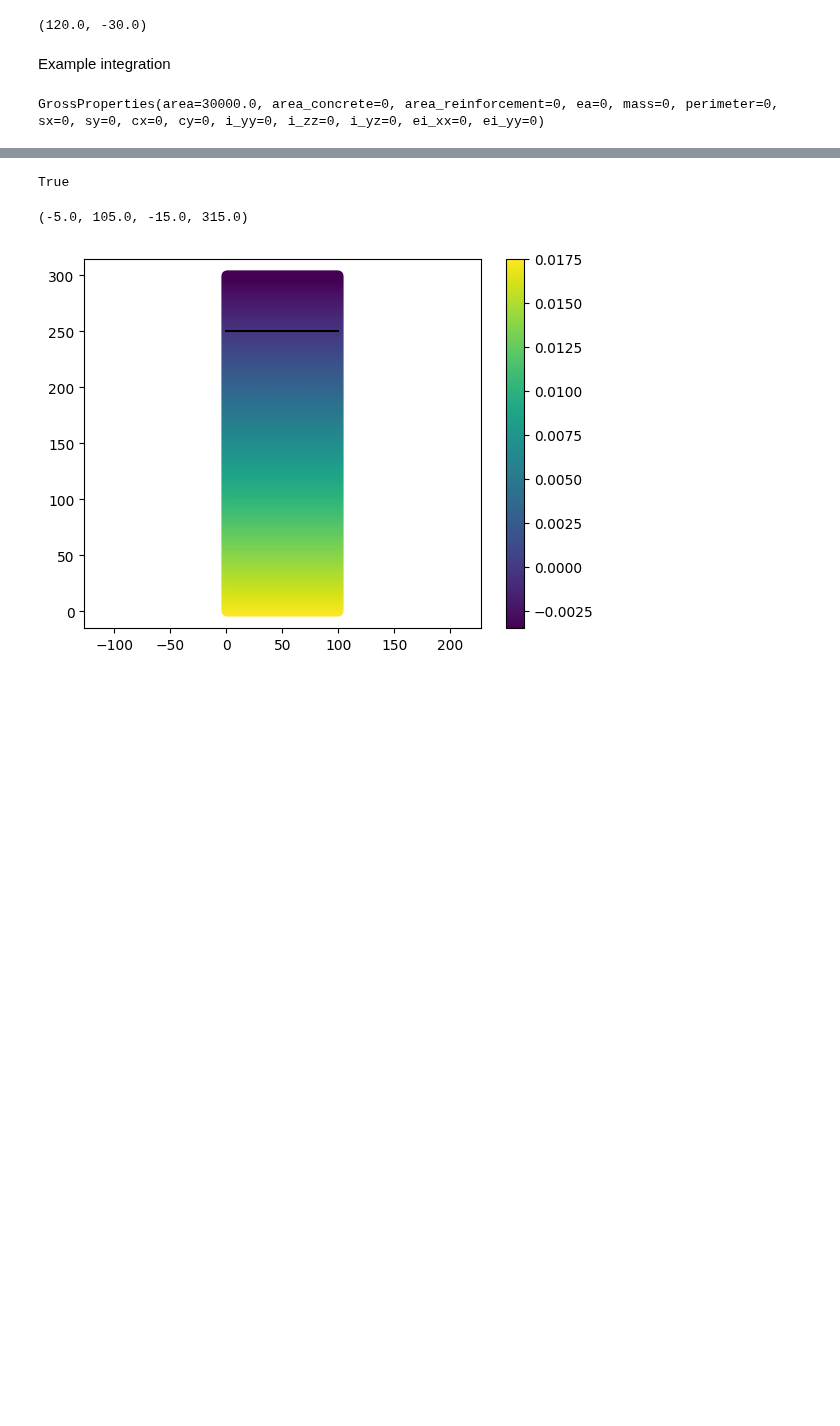
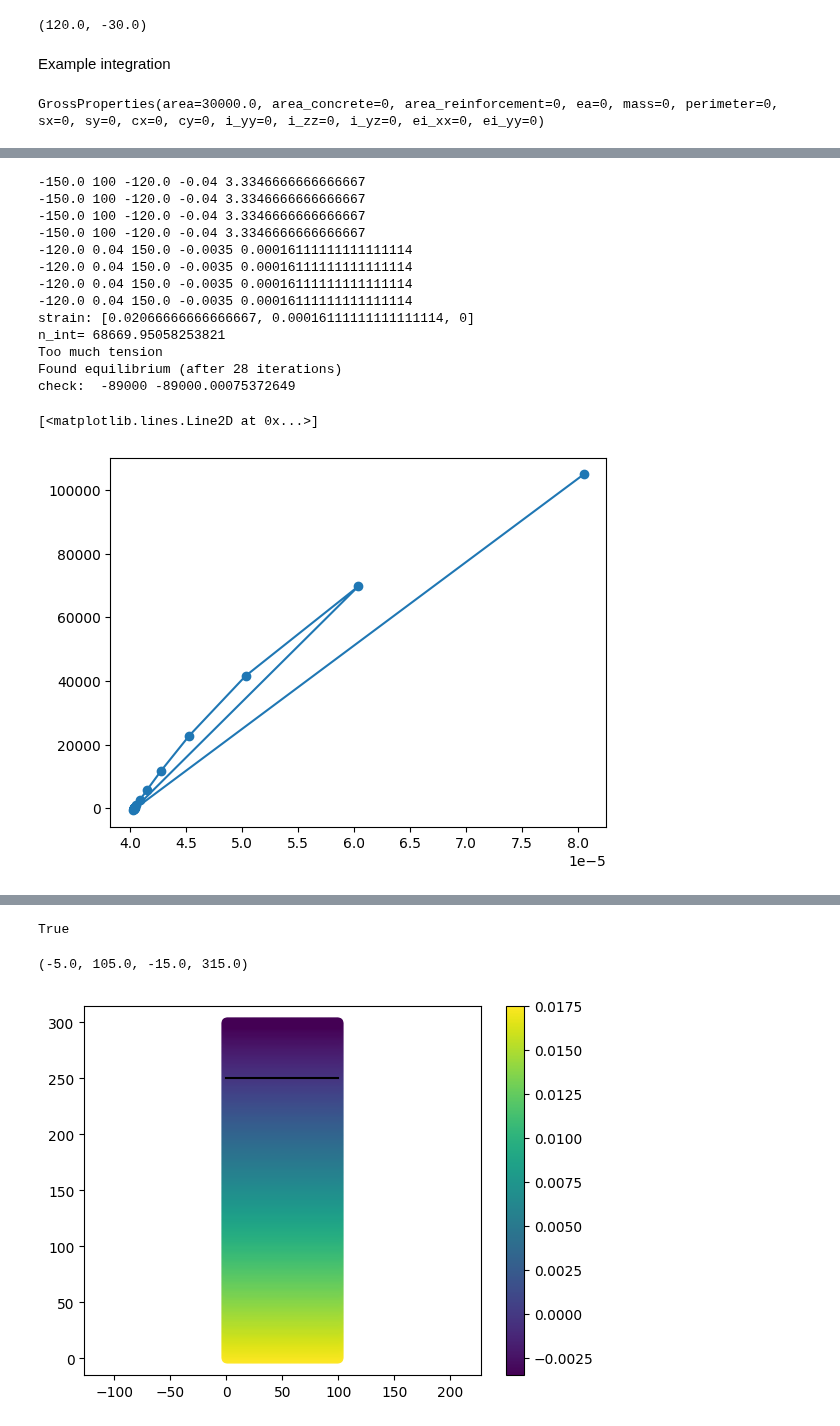
Before and after one commit to fib-international/structuralcodes, a Jupyter notebook: test.ipynb, the cells around one changed output, grey strips where cells are left out. Cells and saved outputs as stored; diff of their text form; code cells hidden in the pictures; blank space fills up the shorter version.

```diff
--- a/test.ipynb
+++ b/test.ipynb
@@ -104,0 +197,21 @@ print(My)
+# %%
+(res, chi, dn) = sec.section_analyzer.calculate_bending_strength(0,-89000)
+
+import matplotlib.pyplot as plt
+plt.plot(chi,dn,'-o')
+# %% [output]
+-150.0 100 -120.0 -0.04 3.3346666666666667
+-150.0 100 -120.0 -0.04 3.3346666666666667
+-150.0 100 -120.0 -0.04 3.3346666666666667
+-150.0 100 -120.0 -0.04 3.3346666666666667
+-120.0 0.04 150.0 -0.0035 0.00016111111111111114
+-120.0 0.04 150.0 -0.0035 0.00016111111111111114
+-120.0 0.04 150.0 -0.0035 0.00016111111111111114
+-120.0 0.04 150.0 -0.0035 0.00016111111111111114
+strain: [0.02066666666666667, 0.00016111111111111114, 0]
+n_int= 68669.95058253821
+Too much tension
+Found equilibrium (after 28 iterations)
+check:  -89000 -89000.00075372649
+[<matplotlib.lines.Line2D at 0x...>]
+[figure, added]
```
Also changed, not shown: parts of 5 cells of this notebook, 5 other files.
